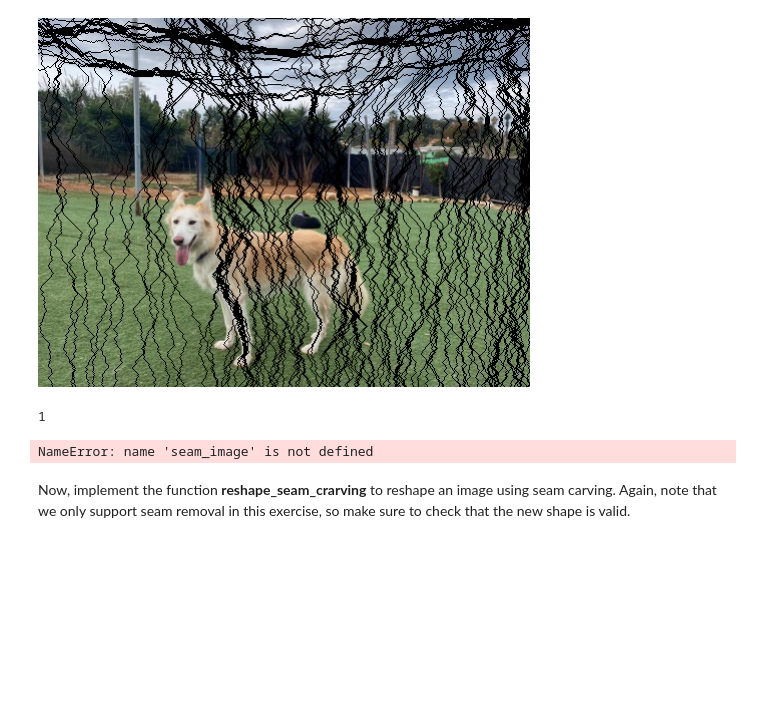
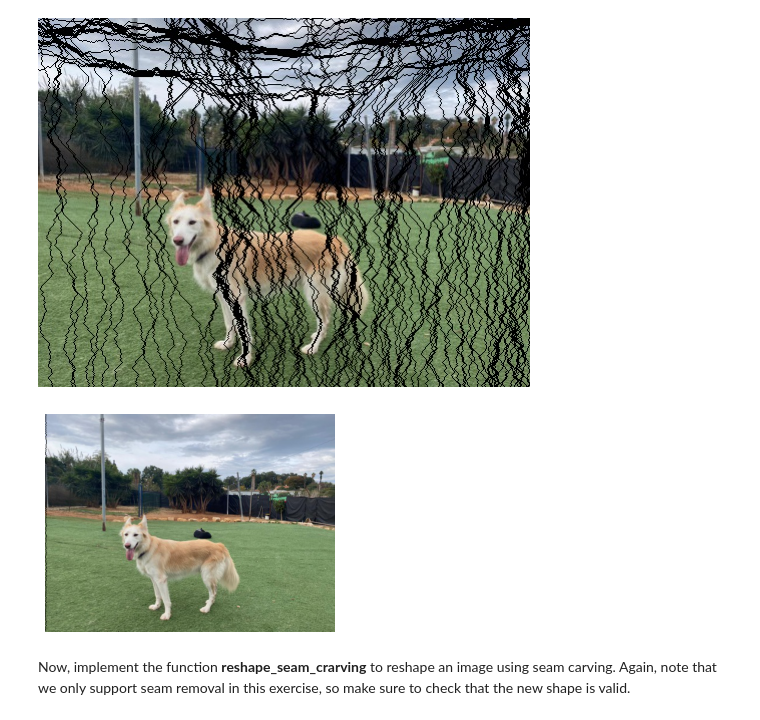
Before and after one commit to alwx174/graphics01, a Jupyter notebook: ex1/Seam Carving.ipynb, the cells around one changed output. Drawn from its saved outputs; the diff is of its cells as text; code cells hidden in the pictures; blank space fills up the shorter version.

Commit message:
Implemented visualise seams - working

```diff
--- a/ex1/Seam Carving.ipynb
+++ b/ex1/Seam Carving.ipynb
@@ -141,11 +141,10 @@ INTERMITTNET = 2
 # %%
 new_shape = (300, 300)
 carve_mode = VERTICAL_HORIZONTAL
-seam_image = seam_carving.visualise_seams(image, new_shape, False, [0,0,0])
-show_image(seam_image)
+image_seam = seam_carving.visualise(image, new_shape, False, [0,0,0])
+show_image(image_seam)
 # %% [output]
-1
-NameError: name 'seam_image' is not defined
+[figure, added]
 # %% [markdown]
 Now, implement the function **reshape_seam_crarving** to reshape an image using seam carving. Again, note that we only support seam removal in this exercise, so make sure to check that the new shape is valid.
 # %% [markdown]
```
Also changed, not shown: 1 other file.
